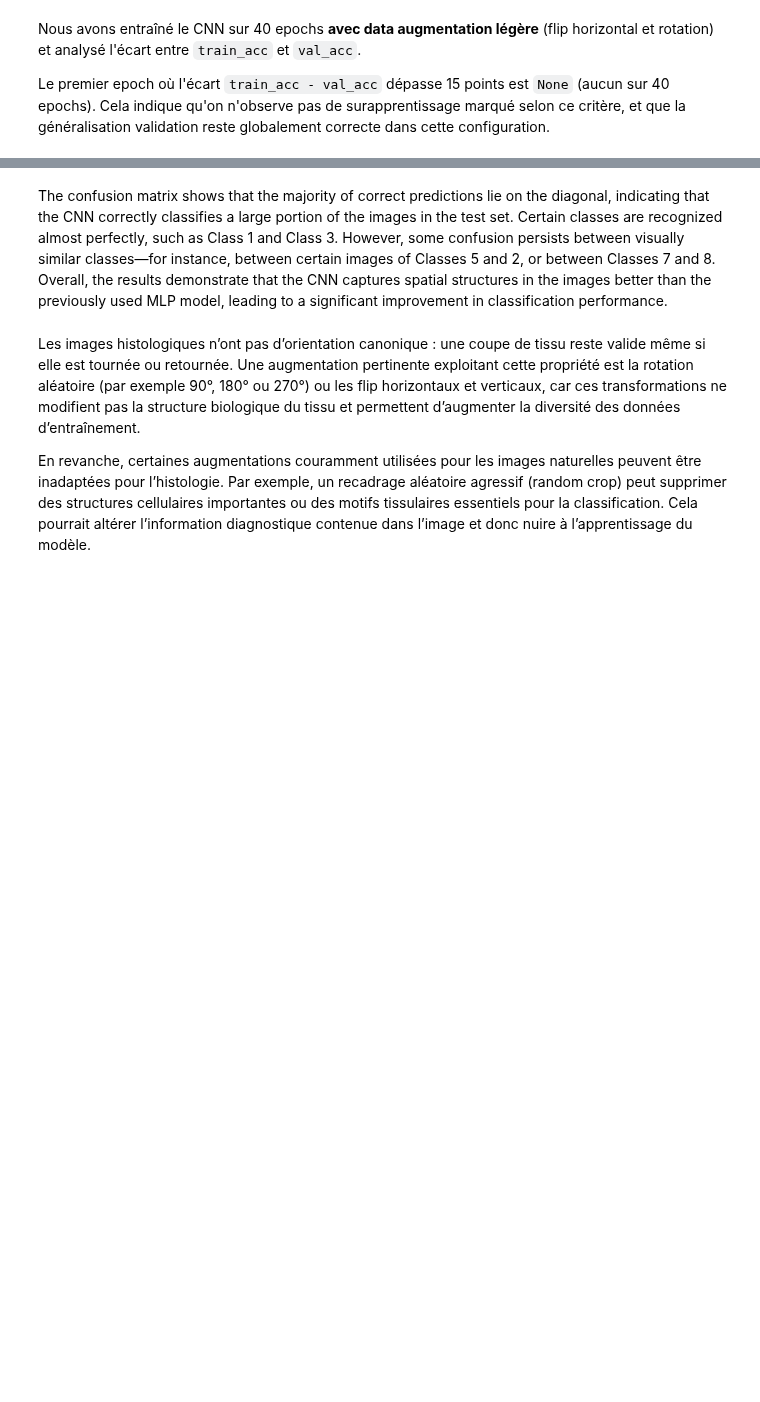
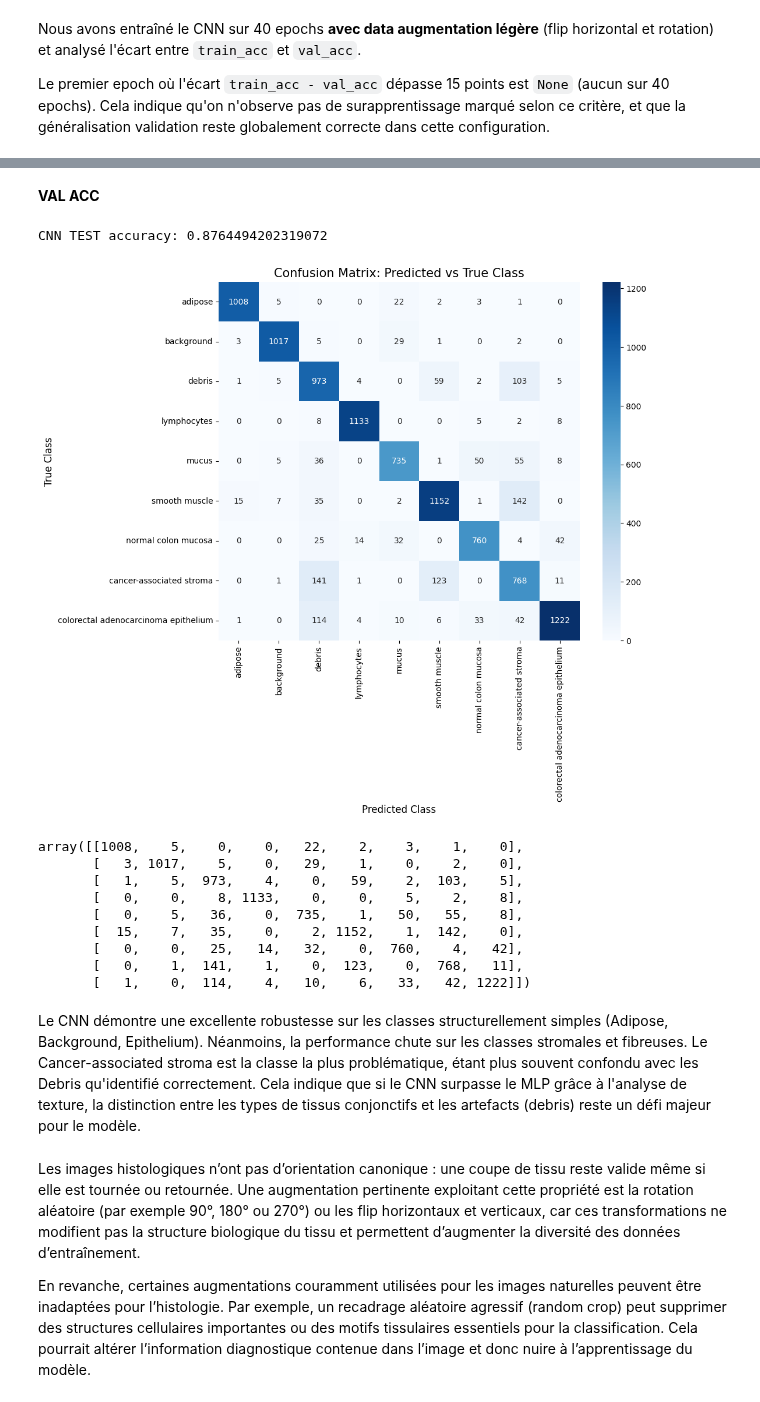
Before and after one commit to Omar29-long/PathMNISTClassification, a Jupyter notebook: pathmnist_classification.ipynb, the cells around one changed output, grey strips where cells are left out. Saved outputs shown, nothing was run; the diff lists cells and outputs as text; code cells hidden in the pictures; blank space fills up the shorter version.

```diff
--- a/pathmnist_classification.ipynb
+++ b/pathmnist_classification.ipynb
@@ -538,5 +551,26 @@ array([[1325,    4,    2,    0,    2,    3,    1,    0,    1],
+# %% [markdown]
+**VAL ACC**
+# %%
+test_acc_cnn, test_cm_cnn = eval_test(cnn, val_loader, device)
+print("CNN TEST accuracy:", test_acc_cnn)
+
+# noms des classes (PathMNIST)
+class_names = INFO["pathmnist"]["label"]
+plot_confusion_matrix(cnn, val_loader, device, class_names)
+# %% [output]
+CNN TEST accuracy: 0.8764494202319072
+[figure, added]
+array([[1008,    5,    0,    0,   22,    2,    3,    1,    0],
+       [   3, 1017,    5,    0,   29,    1,    0,    2,    0],
+       [   1,    5,  973,    4,    0,   59,    2,  103,    5],
+       [   0,    0,    8, 1133,    0,    0,    5,    2,    8],
+       [   0,    5,   36,    0,  735,    1,   50,   55,    8],
+       [  15,    7,   35,    0,    2, 1152,    1,  142,    0],
+       [   0,    0,   25,   14,   32,    0,  760,    4,   42],
+       [   0,    1,  141,    1,    0,  123,    0,  768,   11],
+       [   1,    0,  114,    4,   10,    6,   33,   42, 1222]])
 # %% [markdown]
-The confusion matrix shows that the majority of correct predictions lie on the diagonal, indicating that the CNN correctly classifies a large portion of the images in the test set. Certain classes are recognized almost perfectly, such as Class 1 and Class 3. However, some confusion persists between visually similar classes—for instance, between certain images of Classes 5 and 2, or between Classes 7 and 8. Overall, the results demonstrate that the CNN captures spatial structures in the images better than the previously used MLP model, leading to a significant improvement in classification performance.
+Le CNN démontre une excellente robustesse sur les classes structurellement simples (Adipose, Background, Epithelium). Néanmoins, la performance chute sur les classes stromales et fibreuses. Le Cancer-associated stroma est la classe la plus problématique, étant plus souvent confondu avec les Debris qu'identifié correctement. Cela indique que si le CNN surpasse le MLP grâce à l'analyse de texture, la distinction entre les types de tissus conjonctifs et les artefacts (debris) reste un défi majeur pour le modèle.
 # %% [markdown]
 Les images histologiques n’ont pas d’orientation canonique : une coupe de tissu reste valide même si elle est tournée ou retournée. Une augmentation pertinente exploitant cette propriété est la rotation aléatoire (par exemple 90°, 180° ou 270°) ou les flip horizontaux et verticaux, car ces transformations ne modifient pas la structure biologique du tissu et permettent d’augmenter la diversité des données d’entraînement.
 
```
Also changed, not shown: parts of 63 cells of this notebook, 2 other files.
